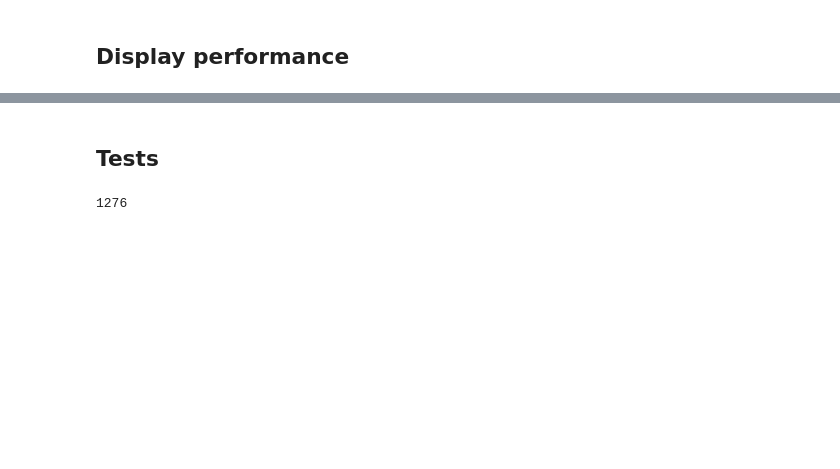
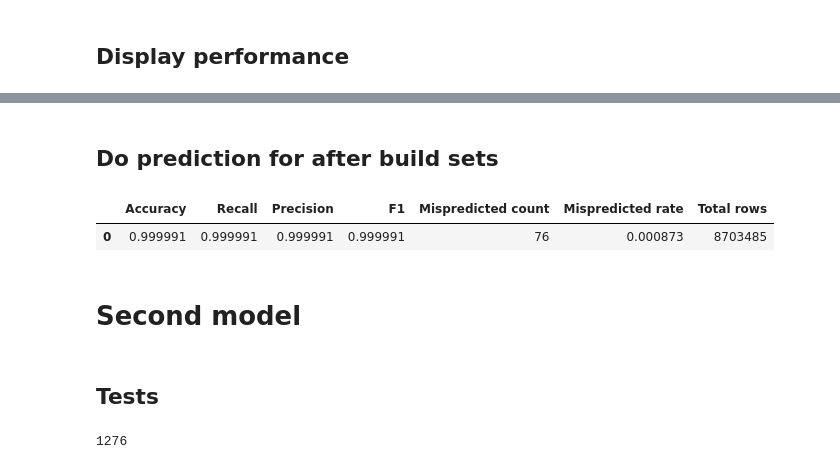
Before and after one commit to mcrayssac/CIC_IoT_Cyber_Attacks, a Jupyter notebook: DoS_model.ipynb, the cells around one changed output, grey strips where cells are left out. Cells and saved outputs as stored; diff of their text form; code cells hidden in the pictures; blank space fills up the shorter version.

```diff
--- a/DoS_model.ipynb
+++ b/DoS_model.ipynb
@@ -248,17 +180,0 @@ simpleTuningModelsDef = [
-# %%
-performance_path_tuning = 'performance_tuning.csv'
-
-try:
-    # Load performance dataframe
-    performance = read_csv_file(performance_path_tuning, model_path)
-except:
-    # Define performance dataframe
-    performance = pd.DataFrame(columns=['Model', 'Accuracy Training', 'Recall Training', 'Precision Training', 'F1 Training', 'Accuracy Testing', 'Recall Testing', 'Precision Testing', 'F1 Testing', 'FU_rate', 'FL_rate', 'FU', 'FL', 'Total rows'])
-
-# Buidling models
-for model in tqdm(simpleTuningModelsDef):
-    # Build model
-    performance, scaler, encoder = build_model(model['Model'], model['Name'], train_sets, test_sets, file_path, performance, model_path, X_columns=X_columns , y_column=y_column, z_column=z_column, encoder=encoder, scaler=scaler, confusionMatrix=False)
-
-    # Save performance
-    performance.to_csv(model_path + performance_path_tuning, index=False)
@@ -265,3 +188,27 @@ for model in tqdm(simpleTuningModelsDef):
+# %% [markdown]
+## Do prediction for after build sets
+# %%
+# Define model
+model = joblib.load(model_path + 'model_XGB.joblib')
+
+# Get prediction
+scaler, encoder, X_test, y_test_encoded, y_pred, z_test = get_prediction_by_model(model, after_build_sets, file_path, X_columns, y_column=z_column, z_column=y_column, scaler=scaler)
+
+# Build new dataframe and save it
+new_after_build_set_scaled = pd.DataFrame(X_test, columns=X_columns)
+new_after_build_set_scaled[z_column] = encoder.inverse_transform(y_test_encoded)
+new_after_build_set_scaled['Prediction'] = encoder.inverse_transform(y_pred)
+new_after_build_set_scaled[y_column] = z_test
+new_after_build_set_scaled.to_csv(model_path + 'after_build_set_scaled.csv', index=False)
+count = len(new_after_build_set_scaled[new_after_build_set_scaled[z_column] != new_after_build_set_scaled['Prediction']])
+
+# Get performance
+pd.DataFrame([[accuracy_score(y_test_encoded, y_pred), recall_score(y_test_encoded, y_pred, average='weighted'), precision_score(y_test_encoded, y_pred, average='weighted'), f1_score(y_test_encoded, y_pred, average='weighted'), count, count / len(new_after_build_set_scaled) * 100,len(new_after_build_set_scaled)]], columns=['Accuracy', 'Recall', 'Precision', 'F1', 'Mispredicted count', 'Mispredicted rate', 'Total rows']).head()
+# %% [output]
+|  | Accuracy | Recall | Precision | F1 | Mispredicted count | Mispredicted rate | Total rows |
+| 0 | 0.999991 | 0.999991 | 0.999991 | 0.999991 | 76 | 0.000873 | 8703485 |
+# %% [markdown]
+# Second model
 # %% [markdown]
 ## Tests
 # %%
```
Also changed, not shown: parts of 12 cells of this notebook, 1 other file.
